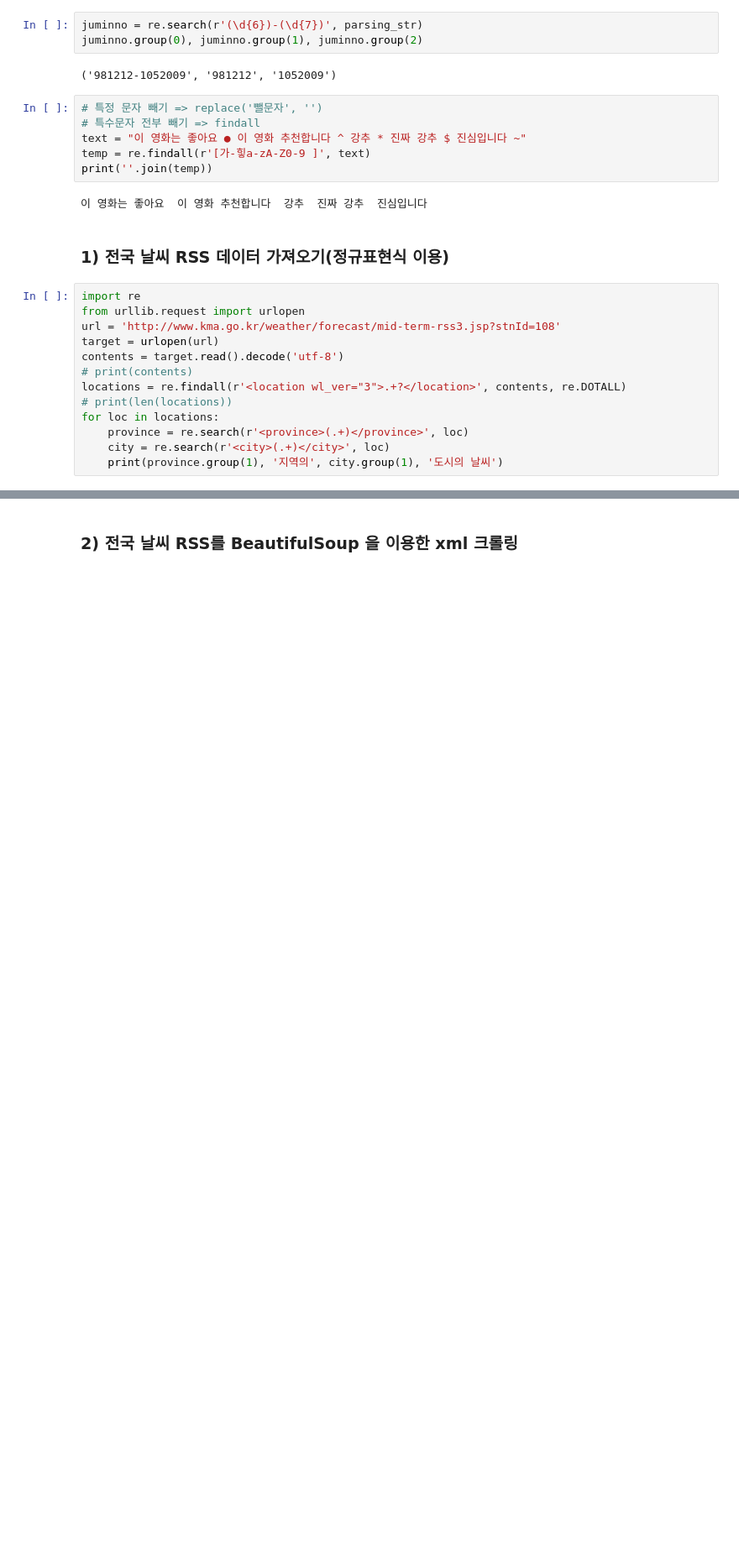
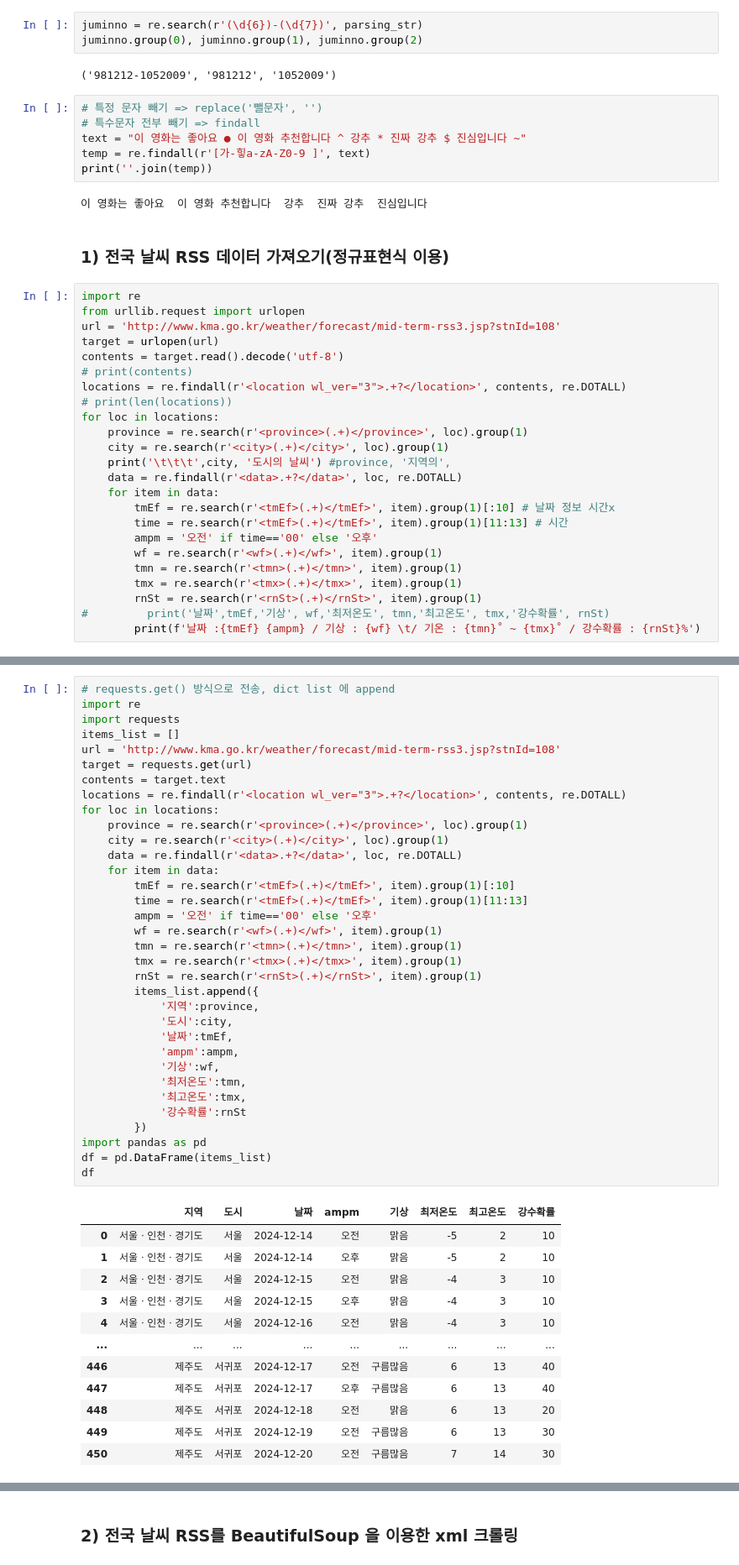
Before and after one commit to minjunK94/ai, a Jupyter notebook: source/07_python/ch14_웹데이터수집1_정적.ipynb, the cells around one changed output, grey strips where cells are left out. Shown at 84% size. Drawn from its saved outputs; the diff is of its cells as text; blank space fills up the shorter version.

```diff
--- a/source/07_python/ch14_웹데이터수집1_정적.ipynb
+++ b/source/07_python/ch14_웹데이터수집1_정적.ipynb
@@ -818,7 +818,18 @@ contents = target.read().decode('utf-8')
 locations = re.findall(r'<location wl_ver="3">.+?</location>', contents, re.DOTALL)
 # print(len(locations))
 for loc in locations:
-    province = re.search(r'<province>(.+)</province>', loc)
-    city = re.search(r'<city>(.+)</city>', loc)
-    print(province.group(1), '지역의', city.group(1), '도시의 날씨')
+    province = re.search(r'<province>(.+)</province>', loc).group(1)
+    city = re.search(r'<city>(.+)</city>', loc).group(1)
+    print('\t\t\t',city, '도시의 날씨') #province, '지역의',
+    data = re.findall(r'<data>.+?</data>', loc, re.DOTALL)
+    for item in data:
+        tmEf = re.search(r'<tmEf>(.+)</tmEf>', item).group(1)[:10] # 날짜 정보 시간x
+        time = re.search(r'<tmEf>(.+)</tmEf>', item).group(1)[11:13] # 시간
+        ampm = '오전' if time=='00' else '오후'
+        wf = re.search(r'<wf>(.+)</wf>', item).group(1)
+        tmn = re.search(r'<tmn>(.+)</tmn>', item).group(1)
+        tmx = re.search(r'<tmx>(.+)</tmx>', item).group(1)
+        rnSt = re.search(r'<rnSt>(.+)</rnSt>', item).group(1)
+#         print('날짜',tmEf,'기상', wf,'최저온도', tmn,'최고온도', tmx,'강수확률', rnSt)
+        print(f'날짜 :{tmEf} {ampm} / 기상 : {wf} \t/ 기온 : {tmn}˚ ~ {tmx}˚ / 강수확률 : {rnSt}%')
 # %% [output]
@@ -841,0 +853,47 @@ for loc in locations:
+# %%
+# requests.get() 방식으로 전송, dict list 에 append
+import re
+import requests
+items_list = []
+url = 'http://www.kma.go.kr/weather/forecast/mid-term-rss3.jsp?stnId=108'
+target = requests.get(url)
+contents = target.text
+locations = re.findall(r'<location wl_ver="3">.+?</location>', contents, re.DOTALL)
+for loc in locations:
+    province = re.search(r'<province>(.+)</province>', loc).group(1)
+    city = re.search(r'<city>(.+)</city>', loc).group(1)
+    data = re.findall(r'<data>.+?</data>', loc, re.DOTALL)
+    for item in data:
+        tmEf = re.search(r'<tmEf>(.+)</tmEf>', item).group(1)[:10]
+        time = re.search(r'<tmEf>(.+)</tmEf>', item).group(1)[11:13]
+        ampm = '오전' if time=='00' else '오후'
+        wf = re.search(r'<wf>(.+)</wf>', item).group(1)
+        tmn = re.search(r'<tmn>(.+)</tmn>', item).group(1)
+        tmx = re.search(r'<tmx>(.+)</tmx>', item).group(1)
+        rnSt = re.search(r'<rnSt>(.+)</rnSt>', item).group(1)
+        items_list.append({
+            '지역':province,
+            '도시':city,
+            '날짜':tmEf,
+            'ampm':ampm,
+            '기상':wf,
+            '최저온도':tmn,
+            '최고온도':tmx,
+            '강수확률':rnSt
+        })
+import pandas as pd
+df = pd.DataFrame(items_list)
+df
+# %% [output]
+|  | 지역 | 도시 | 날짜 | ampm | 기상 | 최저온도 | 최고온도 | 강수확률 |
+| 0 | 서울ㆍ인천ㆍ경기도 | 서울 | 2024-12-14 | 오전 | 맑음 | -5 | 2 | 10 |
+| 1 | 서울ㆍ인천ㆍ경기도 | 서울 | 2024-12-14 | 오후 | 맑음 | -5 | 2 | 10 |
+| 2 | 서울ㆍ인천ㆍ경기도 | 서울 | 2024-12-15 | 오전 | 맑음 | -4 | 3 | 10 |
+| 3 | 서울ㆍ인천ㆍ경기도 | 서울 | 2024-12-15 | 오후 | 맑음 | -4 | 3 | 10 |
+| 4 | 서울ㆍ인천ㆍ경기도 | 서울 | 2024-12-16 | 오전 | 맑음 | -4 | 3 | 10 |
+| ... | ... | ... | ... | ... | ... | ... | ... | ... |
+| 446 | 제주도 | 서귀포 | 2024-12-17 | 오전 | 구름많음 | 6 | 13 | 40 |
+| 447 | 제주도 | 서귀포 | 2024-12-17 | 오후 | 구름많음 | 6 | 13 | 40 |
+| 448 | 제주도 | 서귀포 | 2024-12-18 | 오전 | 맑음 | 6 | 13 | 20 |
+| 449 | 제주도 | 서귀포 | 2024-12-19 | 오전 | 구름많음 | 6 | 13 | 30 |
+| 450 | 제주도 | 서귀포 | 2024-12-20 | 오전 | 구름많음 | 7 | 14 | 30 |
```
Also changed, not shown: parts of 18 cells of this notebook, 3 other files.
